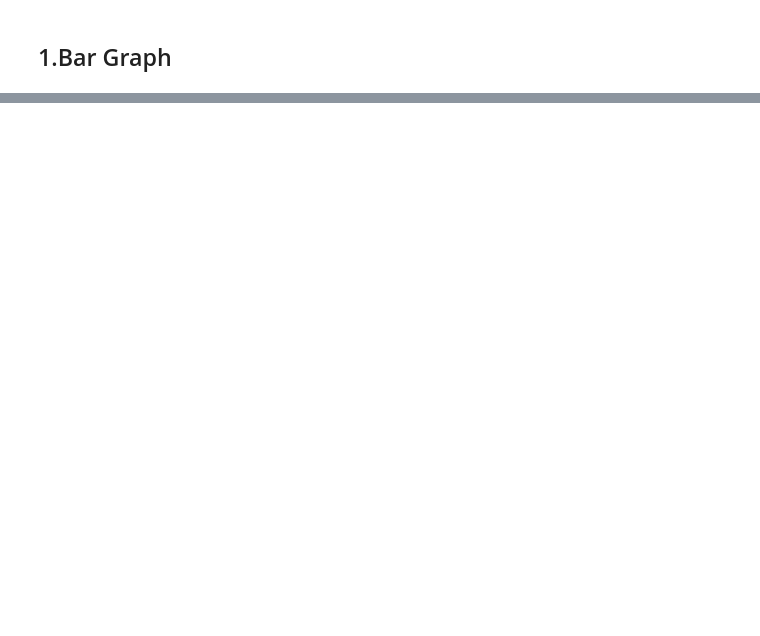
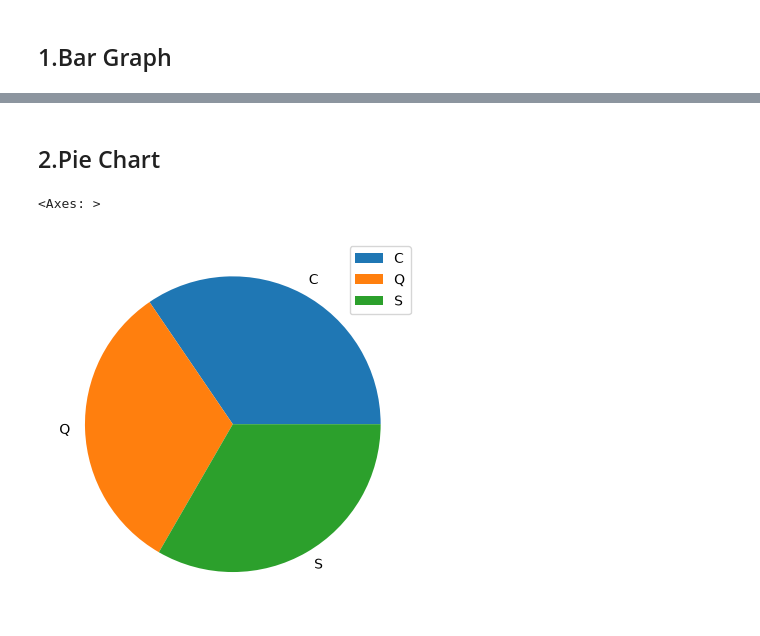
Before and after one commit to aayam09/dsml2, a Jupyter notebook: pandas/Graphical-represenatation.ipynb, the cells around one changed output, grey strips where cells are left out. Drawn from its saved outputs; the diff is of its cells as text; code cells hidden in the pictures; blank space fills up the shorter version.

```diff
--- a/pandas/Graphical-represenatation.ipynb
+++ b/pandas/Graphical-represenatation.ipynb
@@ -11,0 +53,10 @@ titanic_df['Survived'].value_counts().plot(kind="bar")
+# %% [markdown]
+## 2.Pie Chart
+# %%
+group_by_embarked = titanic_df[["Embarked","Age"]].groupby(by ="Embarked")
+group_by_embarked.median().plot(
+    kind = "pie", y = "Age"
+)
+# %% [output]
+<Axes: >
+[figure, added]
```
Also changed, not shown: parts of 10 cells of this notebook.
